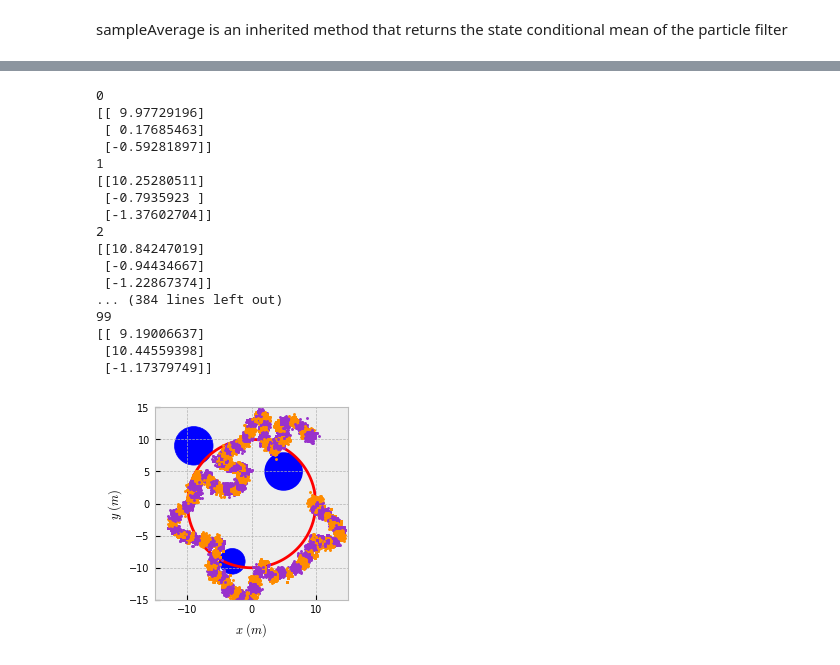
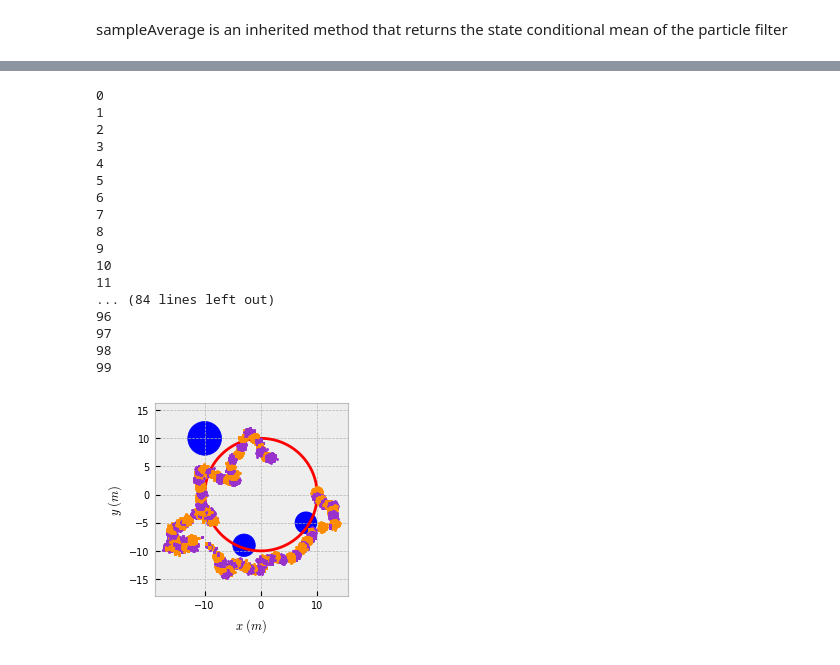
Before and after one commit to msramada/Control-Importance-Distribution-Algorithm-CIDA-, a Jupyter notebook: TestExample_CIDA.ipynb, the cells around one changed output, grey strips where cells are left out. Drawn from its saved outputs; the diff is of its cells as text; code cells hidden in the pictures.

```diff
--- a/TestExample_CIDA.ipynb
+++ b/TestExample_CIDA.ipynb
@@ -29,11 +29,12 @@ np.arctan2(np.sin(theta), np.cos(theta))
 # %%
 x0 = np.random.randn(rx,1)
 x0[0] = 10
-Cov0 = 0.2 * np.diag(np.ones(rx,))
-num_particles = 300
-Pred_Horizon_N = 8
-number_of_simulations = 100
-LangrangeMultp = 1000 / number_of_simulations
+x0[2] = -np.pi/2
+Cov0 = 0.1 * np.diag(np.ones(rx,))
+num_particles = 1000
+Pred_Horizon_N = 10
+number_of_simulations = 80
+LangrangeMultp = 1000
 cida =  CIDA(x0, Cov0, num_particles, stateDynamics, measurementDynamics, Q, R,
                  Pred_Horizon_N, Controller, number_of_simulations, CostAndConstraints, LangrangeMultp)
 cida.initialize(x0, Cov0)
@@ -116,43 +98,40 @@ plt.show()
 # %%
 fig, ax= plt.subplots(figsize=(FigWidth,FigHeight))
 Constraintsplot(ax)
-T=100
 cida.initialize(x0, Cov0)
 x_true = cida.particles[:,random.sample(range(0, cida.num_particles), 1)]
 AlphaAchieved_cida = np.zeros((T+1,))
-ax.set_xlim((-15,15))
-ax.set_ylim((-15,15))
+
 for k in range(T):
     print(k)
     AlphaAchieved_cida[k] = cida.ViolationProb()
     uSharp = cida.RandomSearch()
     ax.plot(cida.particles[0,:],cida.particles[1,:],'o', markersize=1.1,color=list(colors.cnames)[k%2 +30], zorder=2)
     y = measurementDynamics(x_true, uSharp) + sqrtm(R).real @ np.random.randn(ry, 1)
-    print(cida.sampleAverage())
     cida.Apply_PF(uSharp, y)
     x_true = stateDynamics(x_true, uSharp, sqrtm(Q).real @ np.random.randn(rx,))
 
 plt.savefig('Figures/CBF_and_CIDAR.pdf',bbox_inches ="tight")
 
 AlphaAchieved_cida[T]=cida.ViolationProb()
 
 plt.show()
 # %% [output]
 0
-[[ 9.97729196]
- [ 0.17685463]
- [-0.59281897]]
 1
-[[10.25280511]
- [-0.7935923 ]
- [-1.37602704]]
 2
-[[10.84247019]
- [-0.94434667]
- [-1.22867374]]
-... (384 lines left out)
+3
+4
+5
+6
+7
+8
+9
+10
+11
+... (84 lines left out)
+96
+97
+98
 99
-[[ 9.19006637]
- [10.44559398]
- [-1.17379749]]
-[figure, old version]
+[figure, new version]
```
Also changed, not shown: parts of 7 cells of this notebook, 9 other files.
